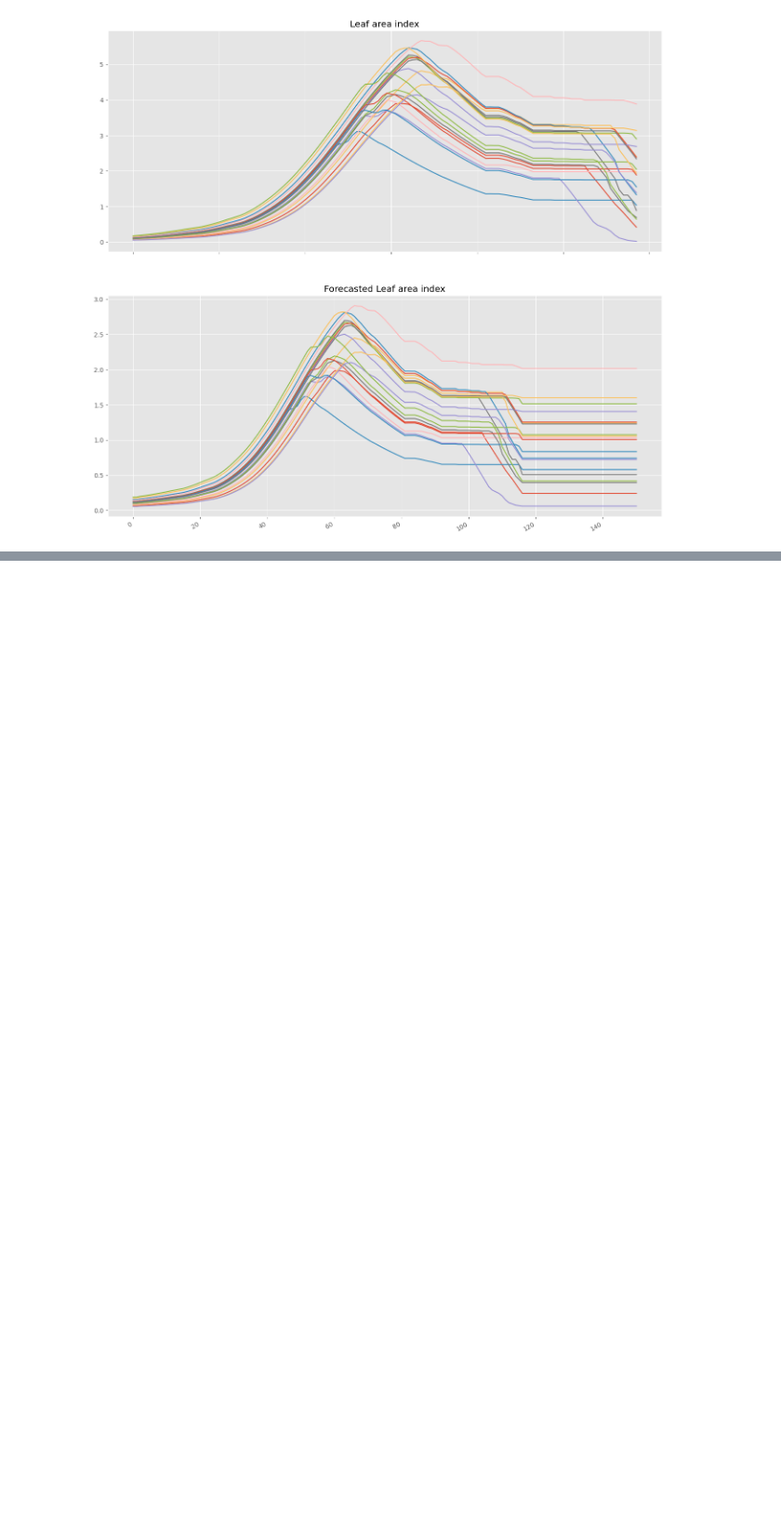
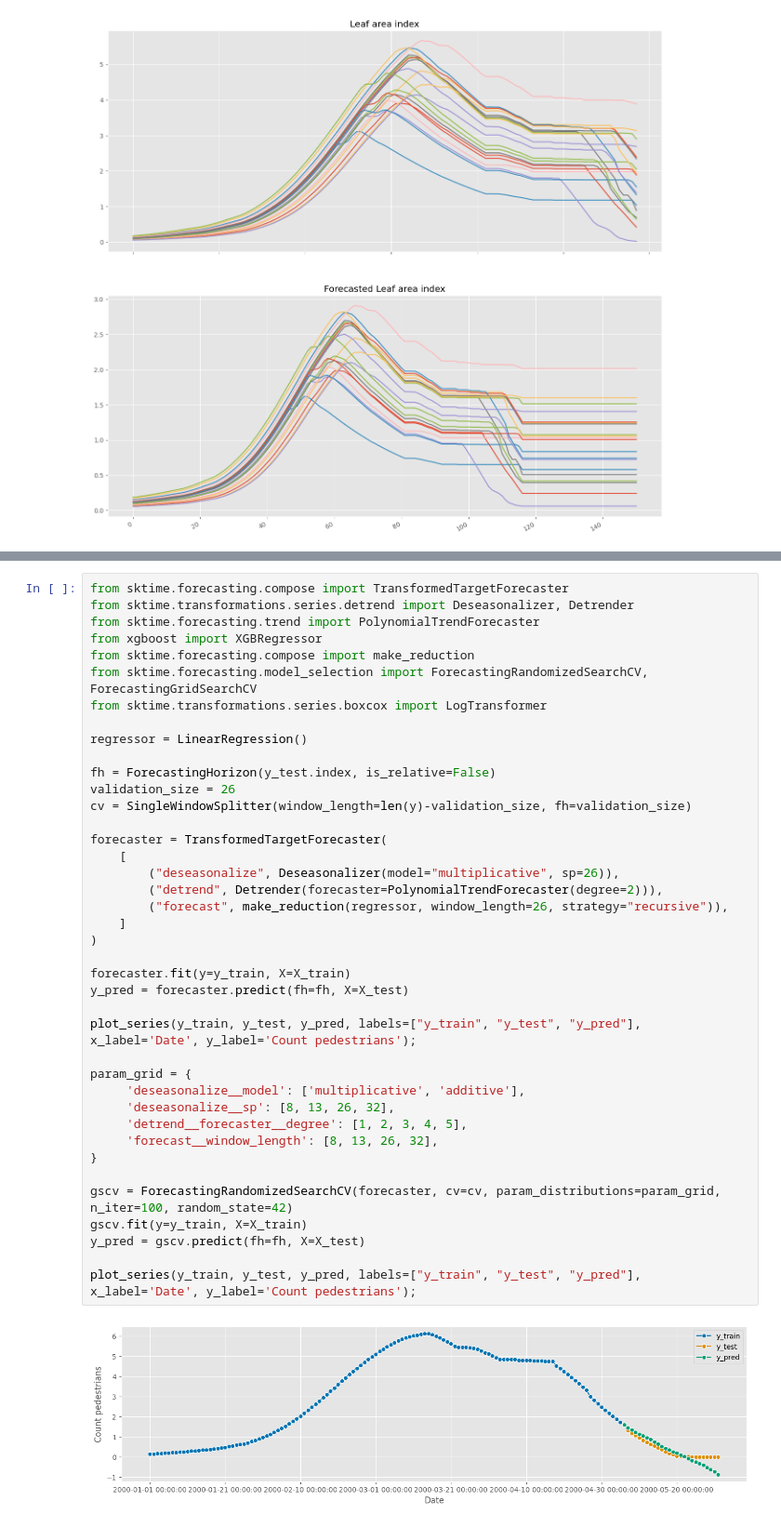
Before and after one commit to JBris/wofost-data-assimilation, a Jupyter notebook: notebooks/sktime.ipynb, the cells around one changed output, grey strips where cells are left out. Shown at 93% size. Saved outputs shown, nothing was run; the diff lists cells and outputs as text; blank space fills up the shorter version.

Commit message:
adding sktime thing

```diff
--- a/notebooks/sktime.ipynb
+++ b/notebooks/sktime.ipynb
@@ -277,0 +359,42 @@ fig.autofmt_xdate()
+# %%
+from sktime.forecasting.compose import TransformedTargetForecaster
+from sktime.transformations.series.detrend import Deseasonalizer, Detrender
+from sktime.forecasting.trend import PolynomialTrendForecaster
+from xgboost import XGBRegressor
+from sktime.forecasting.compose import make_reduction
+from sktime.forecasting.model_selection import ForecastingRandomizedSearchCV, ForecastingGridSearchCV
+from sktime.transformations.series.boxcox import LogTransformer
+
+regressor = LinearRegression()
+
+fh = ForecastingHorizon(y_test.index, is_relative=False)
+validation_size = 26
+cv = SingleWindowSplitter(window_length=len(y)-validation_size, fh=validation_size)
+
+forecaster = TransformedTargetForecaster(
+    [
+        ("deseasonalize", Deseasonalizer(model="multiplicative", sp=26)),
+        ("detrend", Detrender(forecaster=PolynomialTrendForecaster(degree=2))),
+        ("forecast", make_reduction(regressor, window_length=26, strategy="recursive")),
+    ]
+)
+
+forecaster.fit(y=y_train, X=X_train)
+y_pred = forecaster.predict(fh=fh, X=X_test)
+
+plot_series(y_train, y_test, y_pred, labels=["y_train", "y_test", "y_pred"], x_label='Date', y_label='Count pedestrians');
+
+param_grid = {
+     'deseasonalize__model': ['multiplicative', 'additive'],
+     'deseasonalize__sp': [8, 13, 26, 32],
+     'detrend__forecaster__degree': [1, 2, 3, 4, 5],
+     'forecast__window_length': [8, 13, 26, 32],
+}
+
+gscv = ForecastingRandomizedSearchCV(forecaster, cv=cv, param_distributions=param_grid, n_iter=100, random_state=42)
+gscv.fit(y=y_train, X=X_train)
+y_pred = gscv.predict(fh=fh, X=X_test)
+
+plot_series(y_train, y_test, y_pred, labels=["y_train", "y_test", "y_pred"], x_label='Date', y_label='Count pedestrians');
+# %% [output]
+[figure, added]
```
Also changed, not shown: parts of 7 cells of this notebook, 2 other files.
